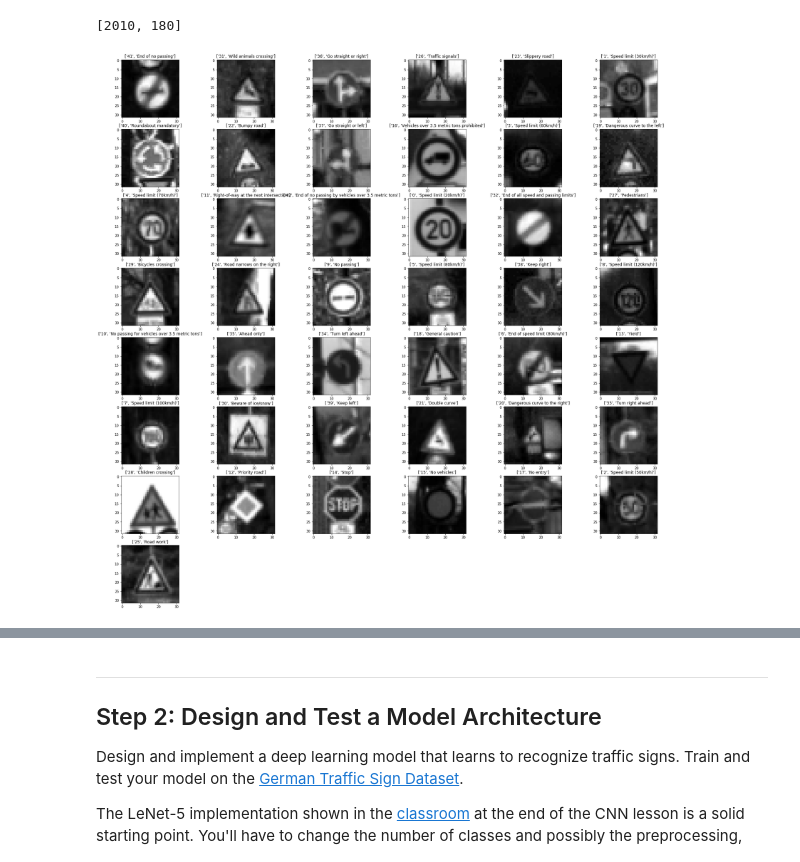
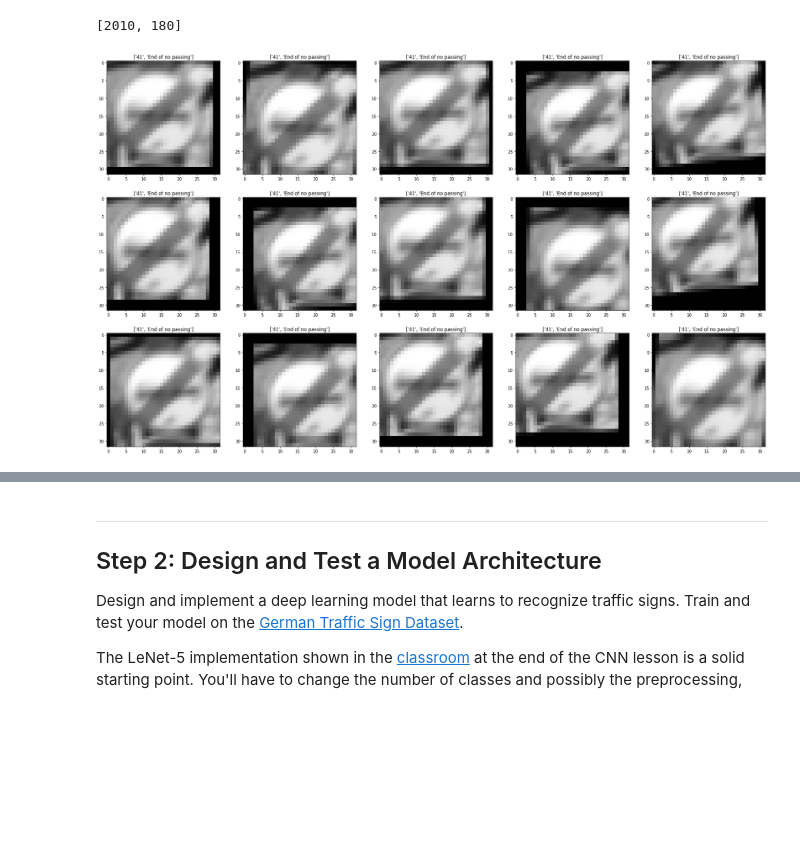
Before and after one commit to demigecko/CarND-Traffic-Sign-Classifier-Project, a Jupyter notebook: Traffic_Sign_Classifier.ipynb, the cells around one changed output, grey strips where cells are left out. Cells and saved outputs as stored; diff of their text form; code cells hidden in the pictures; blank space fills up the shorter version.

```diff
--- a/Traffic_Sign_Classifier.ipynb
+++ b/Traffic_Sign_Classifier.ipynb
@@ -166,6 +183,34 @@ plt.xticks(range(43),range(43));
 #plt.savefig('visualizations/unprocessed_distributions.png')
 # %% [output]
 [figure]
+# %%
+def augmented_image(img, rotation_max = 6, shear_max = 3, translation_max = 6):
+
+    rotation_range = random.randint(0, rotation_max)
+    shear_range = random.randint(0, shear_max)
+    translation_range = random.randint(0, translation_max)
+
+    # Rotation
+    rotation_angle = rotation_range - rotation_max / 2
+    n_row, n_col, _ = img.shape
+    rotation_matrix = cv2.getRotationMatrix2D((n_col / 2, n_row / 2), rotation_angle, 1)
+    img = cv2.warpAffine(img, rotation_matrix, (n_col, n_row))
+
+    # Shear
+    pts1 = np.float32([[5,5],[20,5],[5,20]])
+    pt1 = 5 + shear_range -shear_max/2
+    pt2 = 20 + shear_range-shear_max/2
+    pts2 = np.float32([[pt1,5],[pt2,pt1],[5,pt2]])
+    shear_matrix = cv2.getAffineTransform(pts1, pts2)
+    img = cv2.warpAffine(img, shear_matrix, (n_col, n_row))
+
+    # Translation
+    trans_hor = translation_range - translation_max / 2
+    trans_vert = translation_range - translation_max / 2
+    translation_matrix = np.float32([[1, 0, trans_hor], [0, 1, trans_vert]])
+    img = cv2.warpAffine(img, translation_matrix, (n_col, n_row))
+
+    return img
 # %%
 print([counts.max(), counts.min()])
 # %% [output]
@@ -173,17 +218,18 @@ print([counts.max(), counts.min()])
 # %%
 def show_with_matplotlib(img, title, pos):
     """Shows an image using matplotlib capabilities"""
-    ax = plt.subplot(8, 6, pos)
+    ax = plt.subplot(3, 5, pos)
     plt.imshow(img, cmap = 'gray')
     plt.title(title)
 
-plt.figure(figsize=(30,30))
+plt.figure(figsize=(30,18))
 for i in range(43):
-    idx = index[i]
-    image = X_train[idx]
-    gray = cv2.cvtColor(image,cv2.COLOR_BGR2GRAY)
-    final= (gray-128)/128*255
-    show_with_matplotlib(gray, list(signnames)[y_train[idx]], i+1)
-#plt.savefig('visualizations/' + 'all_traffic_signs.png', bbox_inches='tight')
+    idx = random.randint(index[i], index[i+1]-1)
+    for count in range(15):
+        image = X_train[idx].squeeze()
+        augmented = augmented_image(image)
+        gray = cv2.cvtColor(augmented ,cv2.COLOR_BGR2GRAY)
+        show_with_matplotlib(gray, list(signnames)[y_train[idx]], count+1)
+#plt.savefig('visualizations/augmented_images.png')
 # %% [output]
-[figure, old version]
+[figure, new version]
```
Also changed, not shown: parts of 5 cells of this notebook, 2 other files.
